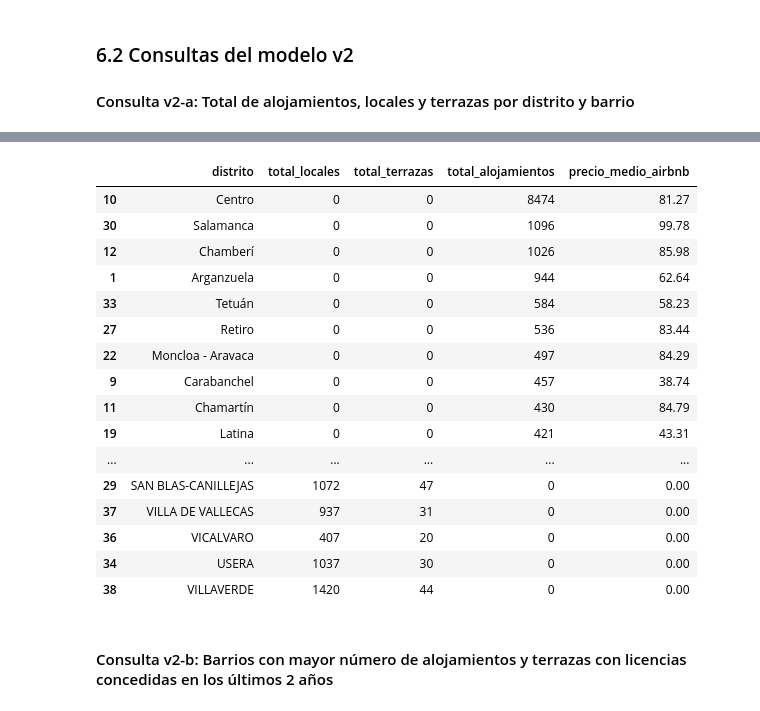
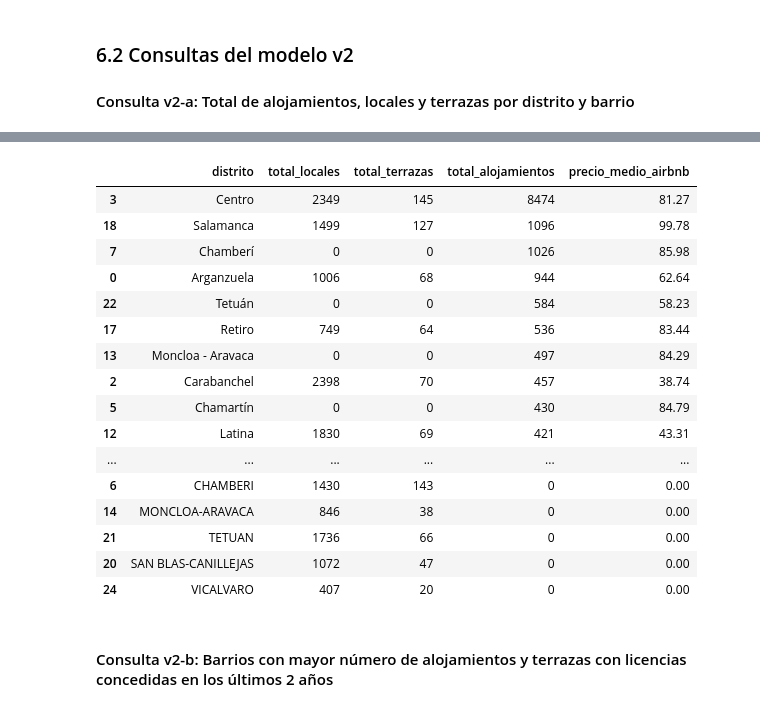
Before and after one commit to jhonjairo-rc/ucm-nosql-locales-listings, a Jupyter notebook: notebook/03_reto2_modelado_mongodb.ipynb, the cells around one changed output, grey strips where cells are left out. Drawn from its saved outputs; the diff is of its cells as text; code cells hidden in the pictures.

Commit message:
feat(data-analysis-mongo-db) validate model v2

```diff
--- a/notebook/03_reto2_modelado_mongodb.ipynb
+++ b/notebook/03_reto2_modelado_mongodb.ipynb
@@ -542,56 +542,65 @@ Se elige colección separada porque los alojamientos tienen identidad propia y c
 
 #### Consulta v2-a: Total de alojamientos, locales y terrazas por distrito y barrio
 # %%
-# Paso 1: totales de locales y terrazas por distrito
+# ── Normalización: ambos campos se convierten a minúsculas antes del cruce ──
+# desc_distrito_local  (locales)  →  "CENTRO", "CARABANCHEL"  (mayúsculas)
+# neighbourhood_group_cleansed (listings) → "Centro", "Carabanchel" (Title Case)
+# Sin normalizar, el join devuelve 42 filas disjuntas; con $toLower devuelve 21 filas cruzadas.
+
+# Paso 1: totales de locales y terrazas por distrito (clave normalizada a minúsculas)
 pipe_locales_dist = [
     {
         "$group": {
-            "_id":            "$desc_distrito_local",
-            "total_locales":  {"$sum": 1},
-            "total_terrazas": {
+            "_id":              {"$toLower": "$desc_distrito_local"},
+            "distrito_original": {"$first": "$desc_distrito_local"},
+            "total_locales":    {"$sum": 1},
+            "total_terrazas":   {
                 "$sum": {"$cond": [{"$ne": ["$terraza.id_terraza", None]}, 1, 0]}
             }
         }
     }
 ]
 dict_locales = {
-    r['_id']: r
+    r["_id"]: r
     for r in col_locales.aggregate(pipe_locales_dist)
-    if r['_id']
+    if r["_id"]
 }
 
-# Paso 2: totales de listings por neighbourhood_group_cleansed
+# Paso 2: totales de listings por distrito (clave normalizada a minúsculas)
 pipe_listings_dist = [
     {
         "$group": {
-            "_id":               "$neighbourhood_group_cleansed",
+            "_id":               {"$toLower": "$neighbourhood_group_cleansed"},
+            "distrito_original": {"$first": "$neighbourhood_group_cleansed"},
             "total_alojamientos": {"$sum": 1},
             "precio_medio":       {"$avg": "$price"}
         }
     }
 ]
 dict_listings = {
-    r['_id']: r
+    r["_id"]: r
     for r in col_listings.aggregate(pipe_listings_dist)
-    if r['_id']
+    if r["_id"]
 }
 
-# Paso 3: combinar por distrito
+# Paso 3: join real — la clave normalizada coincide en ambos lados
 distritos = set(dict_locales.keys()) | set(dict_listings.keys())
 resumen = []
-for distrito in sorted(distritos):
-    loc = dict_locales.get(distrito, {})
-    lst = dict_listings.get(distrito, {})
+for key in sorted(distritos):
+    loc = dict_locales.get(key, {})
+    lst = dict_listings.get(key, {})
+    # Nombre legible: preferir el de listings (Title Case), si no el de locales
+    nombre = lst.get("distrito_original") or loc.get("distrito_original") or key
     resumen.append({
-        "distrito":           distrito,
-        "total_locales":      loc.get('total_locales', 0),
-        "total_terrazas":     loc.get('total_terrazas', 0),
-        "total_alojamientos": lst.get('total_alojamientos', 0),
-        "precio_medio_airbnb": round(lst.get('precio_medio', 0) or 0, 2)
+        "distrito":            nombre,
+        "total_locales":       loc.get("total_locales", 0),
+        "total_terrazas":      loc.get("total_terrazas", 0),
+        "total_alojamientos":  lst.get("total_alojamientos", 0),
+        "precio_medio_airbnb": round(lst.get("precio_medio", 0) or 0, 2),
     })
 
 import pandas as pd
-df_v2a = pd.DataFrame(resumen).sort_values('total_alojamientos', ascending=False)
-print("Total de alojamientos, locales y terrazas por distrito:")
+df_v2a = pd.DataFrame(resumen).sort_values("total_alojamientos", ascending=False)
+print("Total de alojamientos, locales y terrazas por distrito (join por distrito normalizado):")
 display(df_v2a)
 # %% [output]
@@ -599,20 +608,20 @@ Total de alojamientos, locales y terrazas por distrito:
 |  | distrito | total_locales | total_terrazas | total_alojamientos | precio_medio_airbnb |
-| 10 | Centro | 0 | 0 | 8474 | 81.27 |
-| 30 | Salamanca | 0 | 0 | 1096 | 99.78 |
-| 12 | Chamberí | 0 | 0 | 1026 | 85.98 |
-| 1 | Arganzuela | 0 | 0 | 944 | 62.64 |
-| 33 | Tetuán | 0 | 0 | 584 | 58.23 |
-| 27 | Retiro | 0 | 0 | 536 | 83.44 |
-| 22 | Moncloa - Aravaca | 0 | 0 | 497 | 84.29 |
-| 9 | Carabanchel | 0 | 0 | 457 | 38.74 |
-| 11 | Chamartín | 0 | 0 | 430 | 84.79 |
-| 19 | Latina | 0 | 0 | 421 | 43.31 |
+| 3 | Centro | 2349 | 145 | 8474 | 81.27 |
+| 18 | Salamanca | 1499 | 127 | 1096 | 99.78 |
+| 7 | Chamberí | 0 | 0 | 1026 | 85.98 |
+| 0 | Arganzuela | 1006 | 68 | 944 | 62.64 |
+| 22 | Tetuán | 0 | 0 | 584 | 58.23 |
+| 17 | Retiro | 749 | 64 | 536 | 83.44 |
+| 13 | Moncloa - Aravaca | 0 | 0 | 497 | 84.29 |
+| 2 | Carabanchel | 2398 | 70 | 457 | 38.74 |
+| 5 | Chamartín | 0 | 0 | 430 | 84.79 |
+| 12 | Latina | 1830 | 69 | 421 | 43.31 |
 | ... | ... | ... | ... | ... | ... |
-| 29 | SAN BLAS-CANILLEJAS | 1072 | 47 | 0 | 0.00 |
-| 37 | VILLA DE VALLECAS | 937 | 31 | 0 | 0.00 |
-| 36 | VICALVARO | 407 | 20 | 0 | 0.00 |
-| 34 | USERA | 1037 | 30 | 0 | 0.00 |
-| 38 | VILLAVERDE | 1420 | 44 | 0 | 0.00 |
+| 6 | CHAMBERI | 1430 | 143 | 0 | 0.00 |
+| 14 | MONCLOA-ARAVACA | 846 | 38 | 0 | 0.00 |
+| 21 | TETUAN | 1736 | 66 | 0 | 0.00 |
+| 20 | SAN BLAS-CANILLEJAS | 1072 | 47 | 0 | 0.00 |
+| 24 | VICALVARO | 407 | 20 | 0 | 0.00 |
 # %% [markdown]
 #### Consulta v2-b: Barrios con mayor número de alojamientos y terrazas con licencias concedidas en los últimos 2 años
 # %%
```
Also changed, not shown: parts of 2 cells of this notebook.
